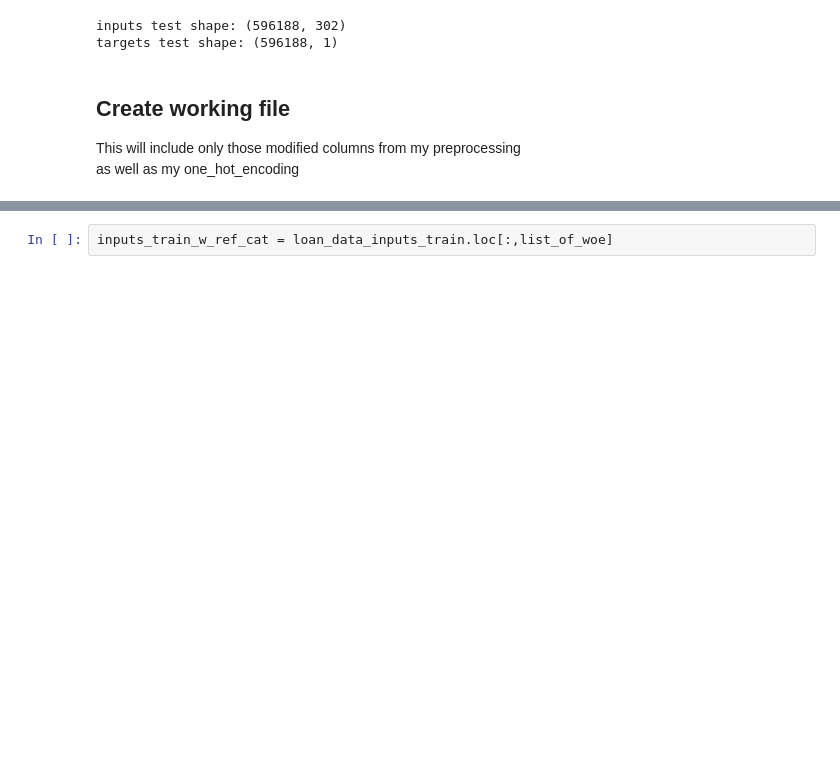
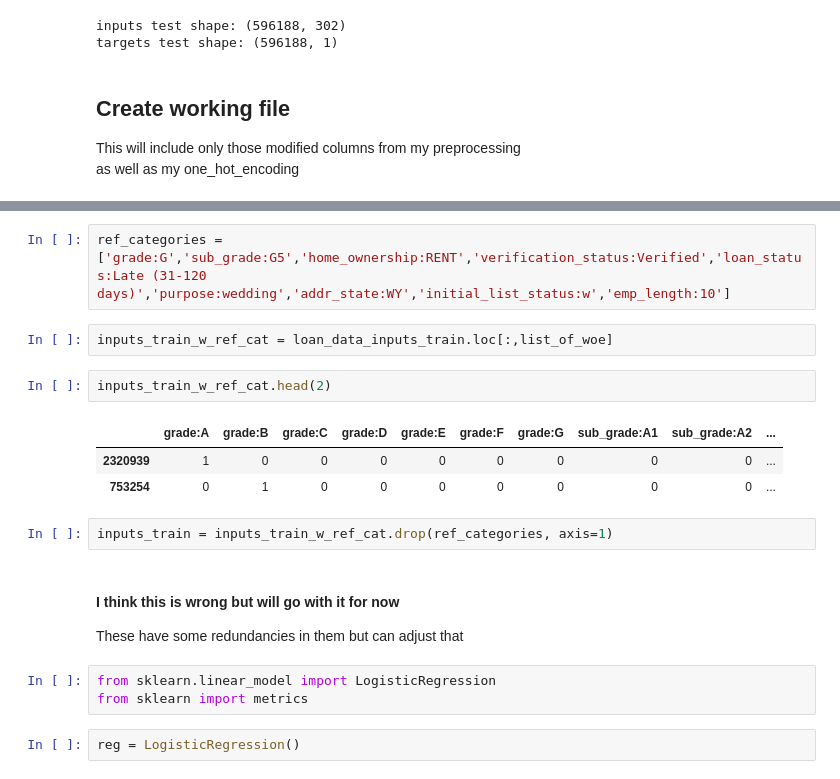
Before and after one commit to fayadabbasi/CreditRisk, a Jupyter notebook: LendingClub_Log_Reg.ipynb, the cells around one changed output, grey strips where cells are left out. Drawn from its saved outputs; the diff is of its cells as text; blank space fills up the shorter version.

```diff
--- a/LendingClub_Log_Reg.ipynb
+++ b/LendingClub_Log_Reg.ipynb
@@ -51,2 +51,20 @@ list_of_woe = ['grade:A','grade:B','grade:C','grade:D','grade:E','grade:F','grad
+# %%
+ref_categories = ['grade:G','sub_grade:G5','home_ownership:RENT','verification_status:Verified','loan_status:Late (31-120 days)','purpose:wedding','addr_state:WY','initial_list_status:w','emp_length:10']
 # %%
 inputs_train_w_ref_cat = loan_data_inputs_train.loc[:,list_of_woe]
+# %%
+inputs_train_w_ref_cat.head(2)
+# %% [output]
+|  | grade:A | grade:B | grade:C | grade:D | grade:E | grade:F | grade:G | sub_grade:A1 | sub_grade:A2 | ... |
+| 2320939 | 1 | 0 | 0 | 0 | 0 | 0 | 0 | 0 | 0 | ... |
+| 753254 | 0 | 1 | 0 | 0 | 0 | 0 | 0 | 0 | 0 | ... |
+# %%
+inputs_train = inputs_train_w_ref_cat.drop(ref_categories, axis=1)
+# %% [markdown]
+#### I think this is wrong but will go with it for now
+These have some redundancies in them but can adjust that
+# %%
+from sklearn.linear_model import LogisticRegression
+from sklearn import metrics
+# %%
+reg = LogisticRegression()
```
Also changed, not shown: parts of 14 cells of this notebook, 1 other file.
